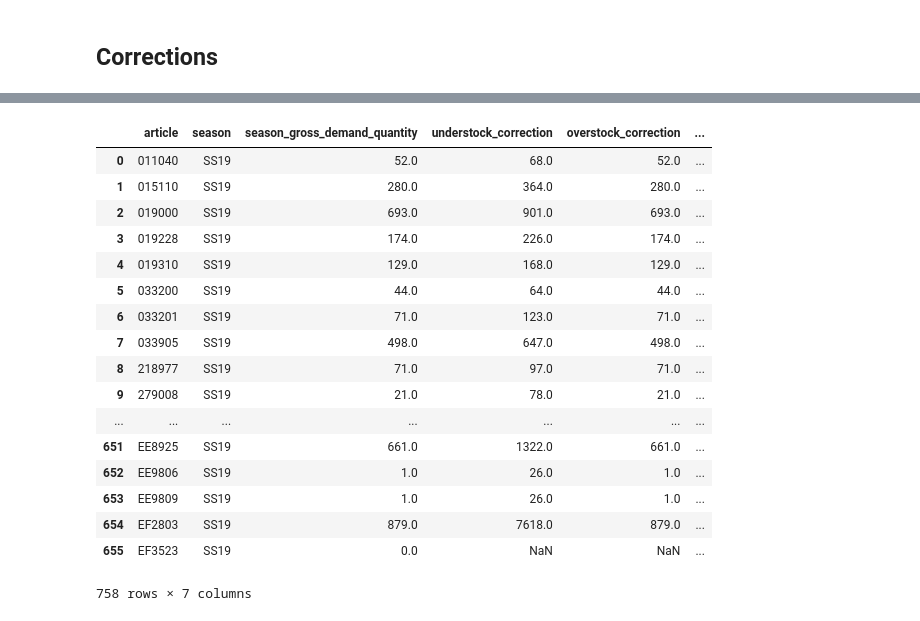
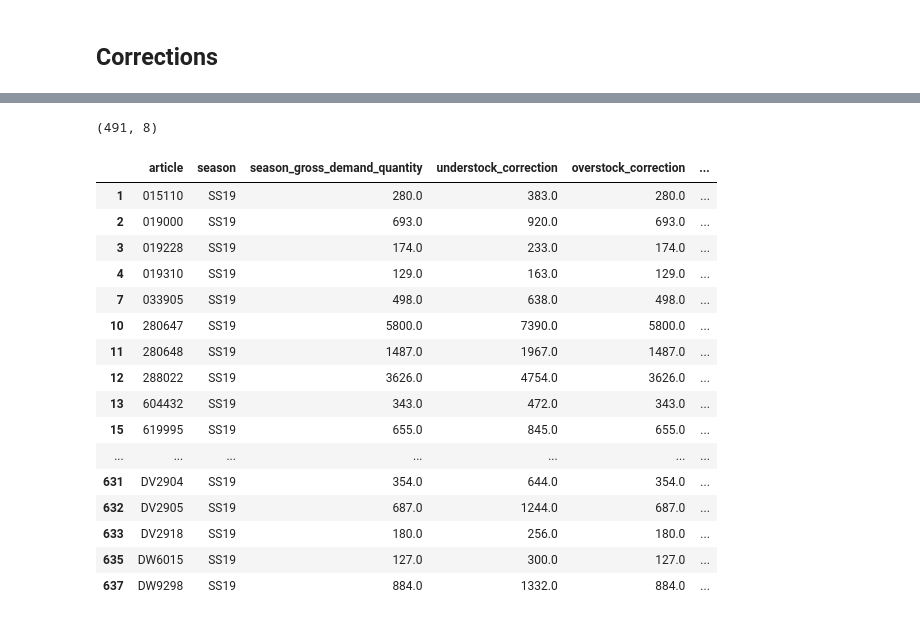
Before and after one commit to cwcomiskey/Misc, a Jupyter notebook: SS20_range.ipynb, the cells around one changed output, grey strips where cells are left out. Saved outputs shown, nothing was run; the diff lists cells and outputs as text; code cells hidden in the pictures.

Commit message:
Houston: we have SS20 predictions.

```diff
--- a/SS20_range.ipynb
+++ b/SS20_range.ipynb
@@ -192,7 +182,7 @@ dat = pd.merge(dat, dat_stock,
                right_on = ['article_number', 'year', 'week'],
                how = 'outer')
 
-dat['buy_availability'] = dat['buy_availability'].fillna(1)
+# dat['buy_availability'] = dat['buy_availability'].fillna(1)
 # %%
 # ----- Calculate *observed* full season gross_qty per article -----
 dat_season = pd.DataFrame(dat.groupby(['article_number'])['gross_demand_quantity'].sum())
@@ -242,37 +233,43 @@ dat_season = dat_season[['article', 'season', 'season_gross_demand_quantity', 'u
                         'overstock_correction', 'ecom_marketing_forecast']]
 # %%
 def projection(gross, forecast, under, over):
-    if gross < forecast:
+    if forecast < gross:
         return under
-    elif gross > forecast:
-        return over
+    elif forecast >= gross:
+        return 1.2*over
     else:
         return gross
 
-dat_season.loc[:,'projected_gross_demand_quantity'] = (dat_season.
-                          apply(lambda row: projection(row['season_gross_demand_quantity'],
-                                                       row['ecom_marketing_forecast'],
-                                                       row['understock_correction'],
-                                                       row['overstock_correction']),
-                                axis = 1))
+dat_season.loc[:,'projected_gross_demand_quantity'] = (
+    dat_season.apply(lambda row: projection(row['season_gross_demand_quantity'],
+                                            row['ecom_marketing_forecast'],
+                                            row['understock_correction'],
+                                            row['overstock_correction']),
+                     axis = 1))
+# %%
+# Article subset: projected to have gross_demand_quantity > 100 in SS19
+dat_season = dat_season[dat_season['season_gross_demand_quantity'] > 83]
+# %%
+dat_season['SS20_prediction'] = dat_season['projected_gross_demand_quantity']*1.1
 # %%
+dat_season.shape
 dat_season
 # %% [output]
+(491, 8)
 |  | article | season | season_gross_demand_quantity | understock_correction | overstock_correction | ... |
-| 0 | 011040 | SS19 | 52.0 | 68.0 | 52.0 | ... |
-| 1 | 015110 | SS19 | 280.0 | 364.0 | 280.0 | ... |
-| 2 | 019000 | SS19 | 693.0 | 901.0 | 693.0 | ... |
-| 3 | 019228 | SS19 | 174.0 | 226.0 | 174.0 | ... |
-| 4 | 019310 | SS19 | 129.0 | 168.0 | 129.0 | ... |
-| 5 | 033200 | SS19 | 44.0 | 64.0 | 44.0 | ... |
-| 6 | 033201 | SS19 | 71.0 | 123.0 | 71.0 | ... |
-| 7 | 033905 | SS19 | 498.0 | 647.0 | 498.0 | ... |
-| 8 | 218977 | SS19 | 71.0 | 97.0 | 71.0 | ... |
-| 9 | 279008 | SS19 | 21.0 | 78.0 | 21.0 | ... |
+| 1 | 015110 | SS19 | 280.0 | 383.0 | 280.0 | ... |
+| 2 | 019000 | SS19 | 693.0 | 920.0 | 693.0 | ... |
+| 3 | 019228 | SS19 | 174.0 | 233.0 | 174.0 | ... |
+| 4 | 019310 | SS19 | 129.0 | 163.0 | 129.0 | ... |
+| 7 | 033905 | SS19 | 498.0 | 638.0 | 498.0 | ... |
+| 10 | 280647 | SS19 | 5800.0 | 7390.0 | 5800.0 | ... |
+| 11 | 280648 | SS19 | 1487.0 | 1967.0 | 1487.0 | ... |
+| 12 | 288022 | SS19 | 3626.0 | 4754.0 | 3626.0 | ... |
+| 13 | 604432 | SS19 | 343.0 | 472.0 | 343.0 | ... |
+| 15 | 619995 | SS19 | 655.0 | 845.0 | 655.0 | ... |
 | ... | ... | ... | ... | ... | ... | ... |
-| 651 | EE8925 | SS19 | 661.0 | 1322.0 | 661.0 | ... |
-| 652 | EE9806 | SS19 | 1.0 | 26.0 | 1.0 | ... |
-| 653 | EE9809 | SS19 | 1.0 | 26.0 | 1.0 | ... |
-| 654 | EF2803 | SS19 | 879.0 | 7618.0 | 879.0 | ... |
-| 655 | EF3523 | SS19 | 0.0 | NaN | NaN | ... |
+| 631 | DV2904 | SS19 | 354.0 | 644.0 | 354.0 | ... |
+| 632 | DV2905 | SS19 | 687.0 | 1244.0 | 687.0 | ... |
+| 633 | DV2918 | SS19 | 180.0 | 256.0 | 180.0 | ... |
+| 635 | DW6015 | SS19 | 127.0 | 300.0 | 127.0 | ... |
+| 637 | DW9298 | SS19 | 884.0 | 1332.0 | 884.0 | ... |
-758 rows × 7 columns
```
Also changed, not shown: parts of 13 cells of this notebook.
